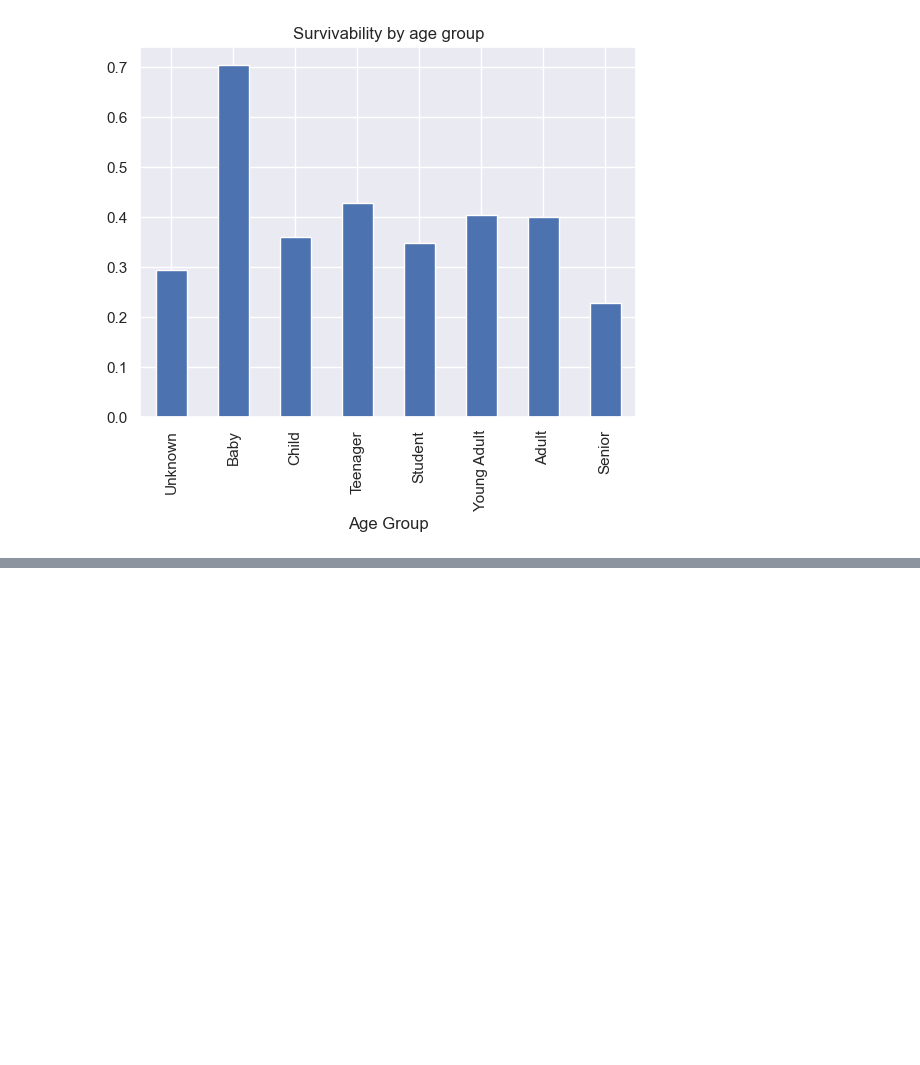
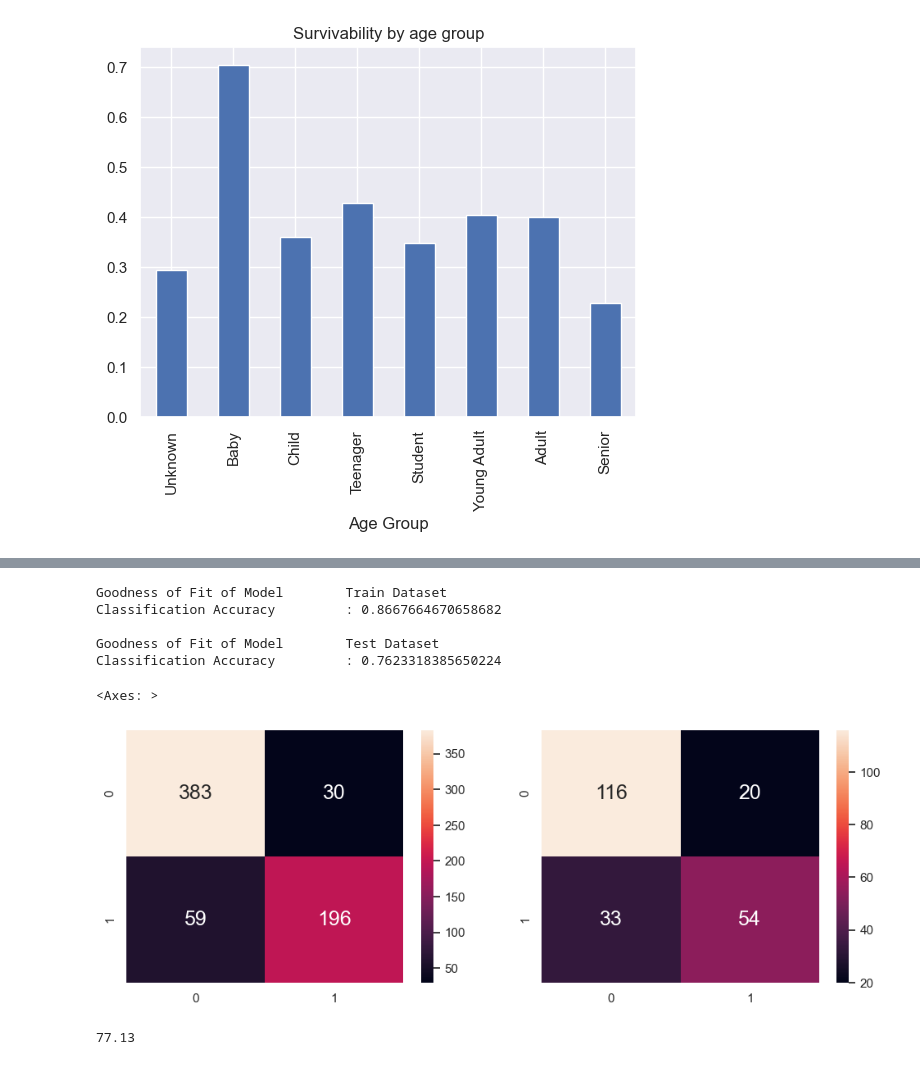
Before and after one commit to HongSon28/IE0005-Mini-Project, a Jupyter notebook: Main.ipynb, the cells around one changed output, grey strips where cells are left out. Cells and saved outputs as stored; diff of their text form; code cells hidden in the pictures; blank space fills up the shorter version.

```diff
--- a/Main.ipynb
+++ b/Main.ipynb
@@ -226,0 +251,4 @@ Text(0.5, 1.0, 'Survivability by age group')
+# %%
+Y = pd.DataFrame(data["Survived"])
+X = pd.DataFrame(data[["Pclass", "Sex", "SibSp", "Fare", "Age Group"]])
+X.head()
@@ -226,0 +262,6 @@ Text(0.5, 1.0, 'Survivability by age group')
+# %%
+from sklearn.preprocessing import LabelEncoder
+
+label_encoder = LabelEncoder()
+X['Sex'] = label_encoder.fit_transform(X['Sex'])
+X['Age Group'] = label_encoder.fit_transform(X['Age Group'])
@@ -226,0 +277,5 @@ Text(0.5, 1.0, 'Survivability by age group')
+# %%
+X_train, X_test, Y_train, Y_test = train_test_split(X, Y, test_size = 0.25)
+
+print("Train Set :", Y_train.shape, X_train.shape)
+print("Test Set  :", Y_test.shape, X_test.shape)
@@ -226,0 +285,3 @@ Text(0.5, 1.0, 'Survivability by age group')
+# %%
+dectree = DecisionTreeClassifier(max_depth = 6)  # create the decision tree object
+dectree.fit(X_train, Y_train)                    # train the decision tree model
@@ -226,0 +316,41 @@ Text(0.5, 1.0, 'Survivability by age group')
+# %%
+Y_train_pred = dectree.predict(X_train)
+Y_test_pred = dectree.predict(X_test)
+
+# Check the Goodness of Fit (on Train Data)
+print("Goodness of Fit of Model \tTrain Dataset")
+print("Classification Accuracy \t:", dectree.score(X_train, Y_train))
+print()
+
+# Check the Goodness of Fit (on Test Data)
+print("Goodness of Fit of Model \tTest Dataset")
+print("Classification Accuracy \t:", dectree.score(X_test, Y_test))
+print()
+
+# Plot the Confusion Matrix for Train and Test
+f, axes = plt.subplots(1, 2, figsize=(12, 4))
+sb.heatmap(confusion_matrix(Y_train, Y_train_pred),
+           annot = True, fmt=".0f", annot_kws={"size": 18}, ax = axes[0])
+sb.heatmap(confusion_matrix(Y_test, Y_test_pred),
+           annot = True, fmt=".0f", annot_kws={"size": 18}, ax = axes[1])
+# %% [output]
+Goodness of Fit of Model        Train Dataset
+Classification Accuracy         : 0.8667664670658682
+
+Goodness of Fit of Model        Test Dataset
+Classification Accuracy         : 0.7623318385650224
+<Axes: >
+[figure, added]
+# %%
+# Gradient Boosting Classifier
+from sklearn.metrics import accuracy_score
+from sklearn.ensemble import GradientBoostingClassifier
+
+gbk = GradientBoostingClassifier()
+gbk.fit(X_train, Y_train)
+Y_pred = gbk.predict(X_test)
+
+acc_gbk = round(accuracy_score(Y_pred, Y_test) * 100, 2)
+print(acc_gbk)
+# %% [output]
+77.13
```
Also changed, not shown: parts of 8 cells of this notebook.
